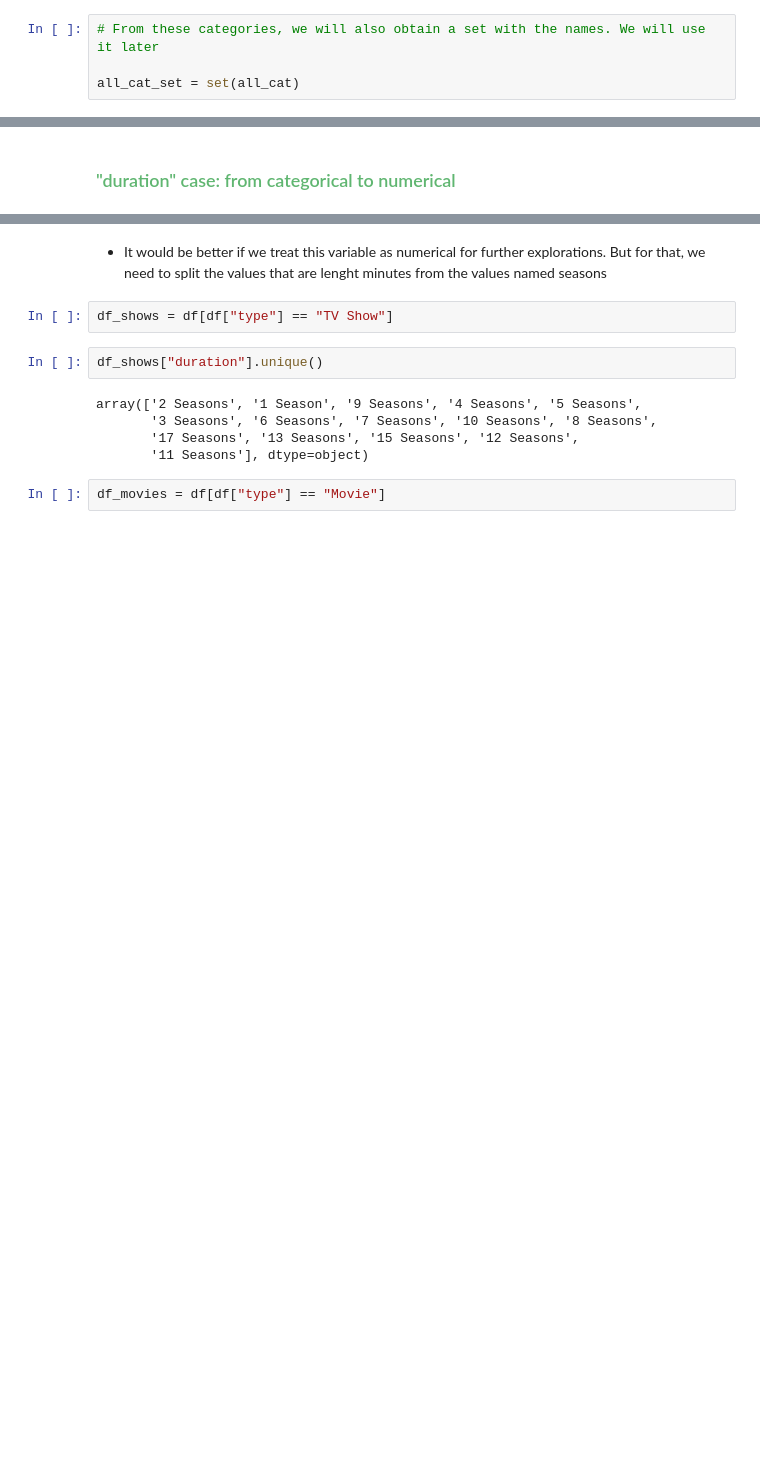
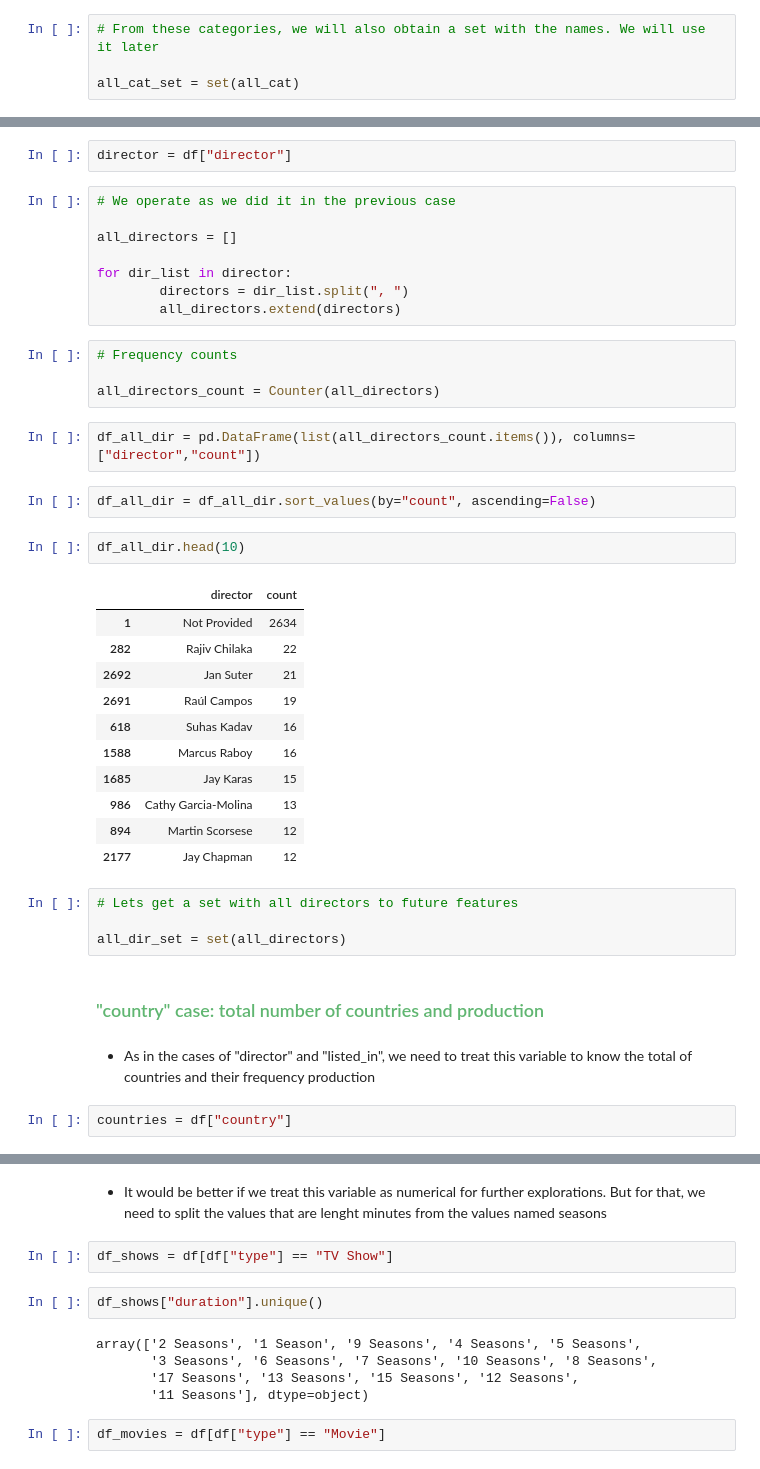
Before and after one commit to TonioDominguez/Netflix_mood_recommender, a Jupyter notebook: Prepro_netflix_rec.ipynb, the cells around one changed output, grey strips where cells are left out. Saved outputs shown, nothing was run; the diff lists cells and outputs as text; blank space fills up the shorter version.

```diff
--- a/Prepro_netflix_rec.ipynb
+++ b/Prepro_netflix_rec.ipynb
@@ -261,2 +262,42 @@ all_cat_set = set(all_cat)
+# %%
+director = df["director"]
+# %%
+# We operate as we did it in the previous case
+
+all_directors = []
+
+for dir_list in director:
+        directors = dir_list.split(", ")
+        all_directors.extend(directors)
+# %%
+# Frequency counts
+
+all_directors_count = Counter(all_directors)
+# %%
+df_all_dir = pd.DataFrame(list(all_directors_count.items()), columns=["director","count"])
+# %%
+df_all_dir = df_all_dir.sort_values(by="count", ascending=False)
+# %%
+df_all_dir.head(10)
+# %% [output]
+|  | director | count |
+| 1 | Not Provided | 2634 |
+| 282 | Rajiv Chilaka | 22 |
+| 2692 | Jan Suter | 21 |
+| 2691 | Raúl Campos | 19 |
+| 618 | Suhas Kadav | 16 |
+| 1588 | Marcus Raboy | 16 |
+| 1685 | Jay Karas | 15 |
+| 986 | Cathy Garcia-Molina | 13 |
+| 894 | Martin Scorsese | 12 |
+| 2177 | Jay Chapman | 12 |
+# %%
+# Lets get a set with all directors to future features
+
+all_dir_set = set(all_directors)
 # %% [markdown]
-<h3 style="color: #60b671;">"duration" case: from categorical to numerical </h3>
+<h3 style="color: #60b671;">"country" case: total number of countries and production </h3>
+# %% [markdown]
+- As in the cases of "director" and "listed_in", we need to treat this variable to know the total of countries and their frequency production
+# %%
+countries = df["country"]
```
Also changed, not shown: parts of 35 cells of this notebook.
